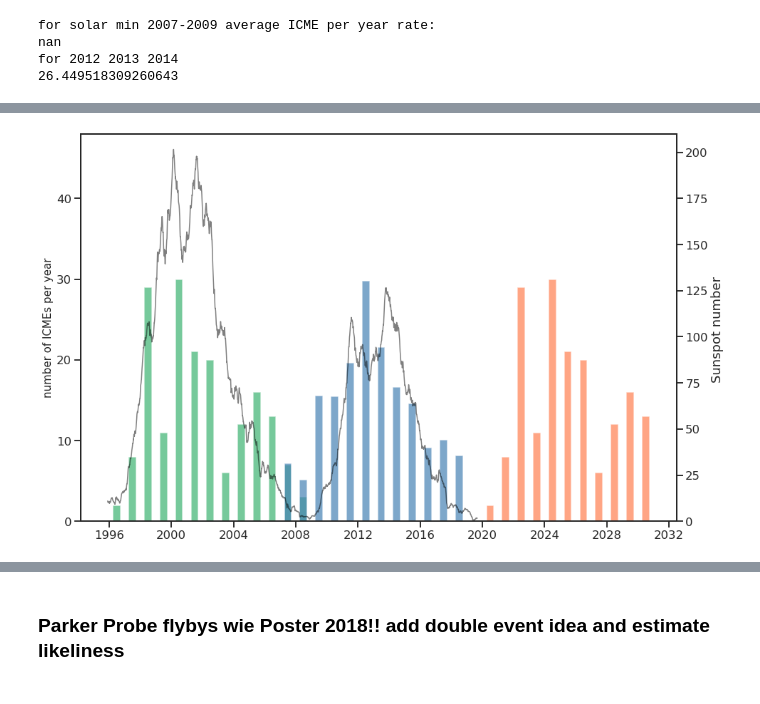
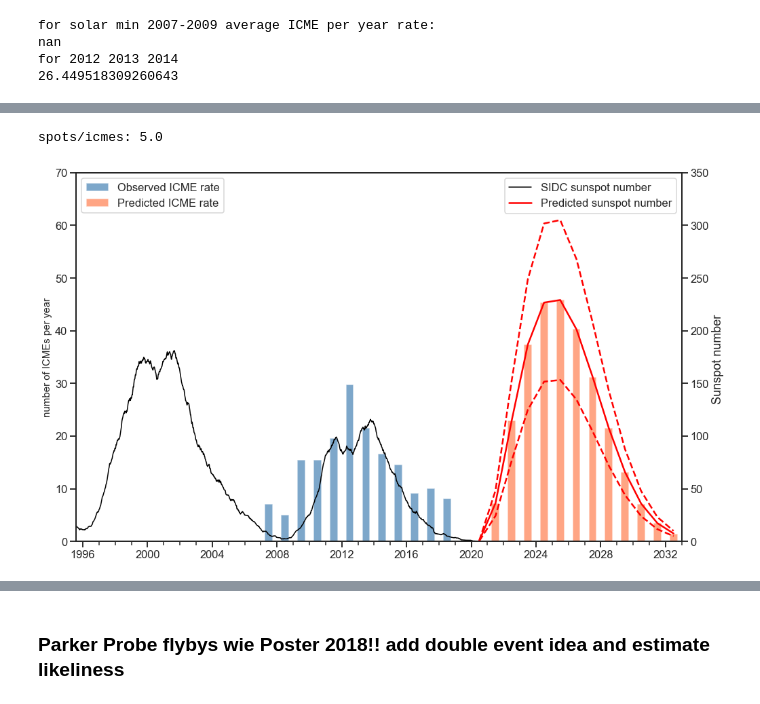
Before and after one commit to cmoestl/heliocats, a Jupyter notebook: cme_rate.ipynb, the cells around one changed output, grey strips where cells are left out. Saved outputs shown, nothing was run; the diff lists cells and outputs as text; code cells hidden in the pictures.

Commit message:
added icme rate prediction

```diff
--- a/cme_rate.ipynb
+++ b/cme_rate.ipynb
@@ -716,59 +852,72 @@ WARNING: ErfaWarning: ERFA function "d2dtf" yielded 6 of "dubious year (Note 5)"
 # %%
+#cut off omni data
+#otime=omni[-225000:].time
+#ospot=omni[-225000:].spot
+#make 12 month running mean for the hourly data
+#30.42 is the average days per month
+#ospot_yearly_mean=hs.running_mean(ospot,int(np.rint(24*30.42*runmean_months+1)))
+
+
+%matplotlib inline
+
 sns.set_context("talk")
 sns.set_style('white')
 sns.set_style("ticks",{'grid.linestyle': '--'})
 fsize=15
 
-fig=plt.figure(5,figsize=(15,10))
-
-
+fig=plt.figure(5,figsize=(16,10))
 ax2 = plt.subplot(111)
 
 
-#plot sunspot number  with y axis extra on the right
 
-#cut off omni data
-otime=omni[-220000:].time
-#make 12 month running mean for the hourly data
-ospots=hs.running_mean(omni[-220000:].spot,24*30*6+1)
 ax3=ax2.twinx()
-ax3.plot(otime,ospots,'-k',alpha=0.5,linewidth=1.5)
+ax3.plot(ssn.time,ssn.spot_mean_13,'-k',alpha=1,linewidth=1.5,label='SIDC sunspot number')
+
+
+#prediction for 25
+ax3.plot(yearly_mid_times_25,spots_predict_25,'-r',alpha=1,linewidth=2.5,label='Predicted sunspot number')
+ax3.plot(yearly_mid_times_25,spots_predict_25_lower,'--r',alpha=1,linewidth=2.5)
+ax3.plot(yearly_mid_times_25,spots_predict_25_upper,'--r',alpha=1,linewidth=2.5)
+
+
 ax3.set_ylabel('Sunspot number ')
-ax3.set_ylim(0,210)
+max_spot=350
+ax3.set_ylim(0,max_spot)
+
 
 
 
 binweite=180
-ax2.bar(yearly_mid_times_23,wind_mfr_number_23, width=binweite,color='mediumseagreen', alpha=0.7)
-ax2.bar(yearly_mid_times_24,wind_mfr_number_24, width=binweite,color='steelblue', alpha=0.7)
-ax2.bar(yearly_mid_times_25,wind_mfr_number_25, width=binweite,color='coral', alpha=0.7)
-
-
-
-ax2.set_ylim(0,48)
+#ax2.bar(yearly_mid_times_23,wind_mfr_number_23, width=binweite,color='mediumseagreen', alpha=0.7)
+ax2.bar(yearly_mid_times_24,wind_mfr_number_24, width=binweite,color='steelblue', alpha=0.7,label='Observed ICME rate')
+ax2.bar(yearly_mid_times_25,icmes_predict_25, width=binweite,color='coral', alpha=0.7,label='Predicted ICME rate')
+ax2.set_ylim(0,max_spot/conversion_factor_spots_to_icmes)
 #ax2.set_xlim(yearly_bin_edges_23[0],yearly_bin_edges_23[-1])
 
 fsize=15
 ax2.set_ylabel('number of ICMEs per year',fontsize=fsize)
 #ax2.set_yticks(fontsize=fsize)
 
 
+years = mdates.YearLocator()   # every year
+years_fmt = mdates.DateFormatter('%Y')
+ax3.xaxis.set_minor_locator(years)
 
+ax3.set_xlim(parse_time('1995-08-01').plot_date,parse_time('2033-01-01').plot_date)
+#ax3.format_xdata = years_fmt
+
+ax3.legend(loc=1)
+ax2.legend(loc=2)
 
 #plot - 1996 bis 2030
-
 #rate at Earth und fits und sunspot number und hathaway fits
-
 #relationship - >sunspot number or radio flux with ICME rate
-
-
-
 
 #result predicted ICME rate at Earth
 
-
-
+print('spots/icmes:',conversion_factor_spots_to_icmes)
 plt.savefig('results/plots_rate/solar_cycle_25_prediction.pdf', dpi=300)
 plt.savefig('results/plots_rate/solar_cycle_25_prediction.png', dpi=300)
 # %% [output]
+spots/icmes: 5.0
-[figure, old version]
+[figure, new version]
```
Also changed, not shown: parts of 8 cells of this notebook, 12 other files.
